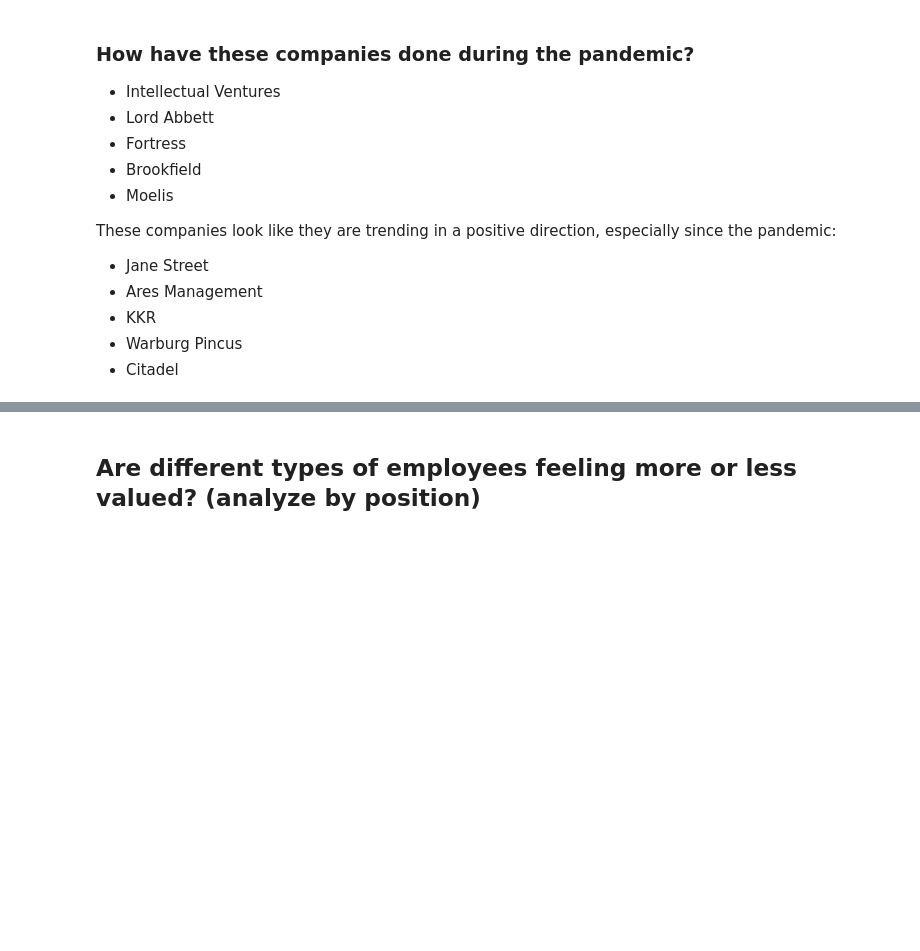
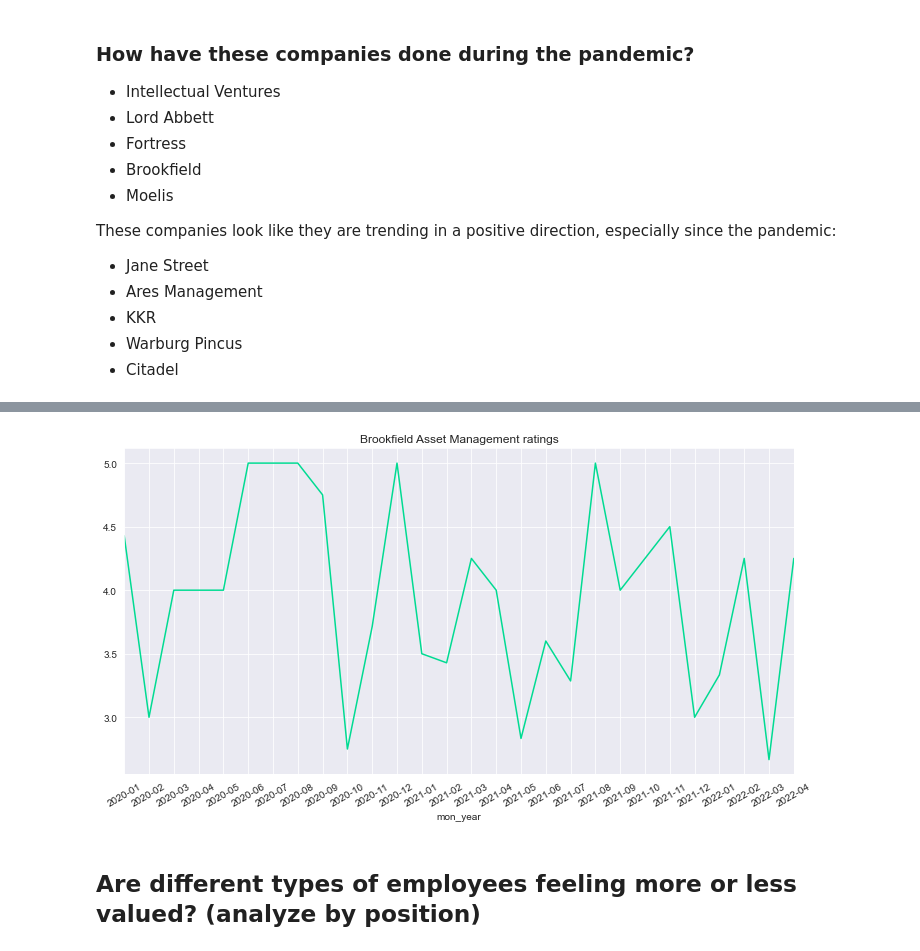
Before and after one commit to timpanon/glassdoor_nlp_alternatives, a Jupyter notebook: investment_reviews_analysis.ipynb, the cells around one changed output, grey strips where cells are left out. Drawn from its saved outputs; the diff is of its cells as text; code cells hidden in the pictures; blank space fills up the shorter version.

```diff
--- a/investment_reviews_analysis.ipynb
+++ b/investment_reviews_analysis.ipynb
@@ -678,3 +680,7 @@ plt.show()
+# %%
+plot_ranking_pandemic(reviews, 'Brookfield Asset Management')
+# %% [output]
+[figure, added]
 # %% [markdown]
 ##  Are different types of employees feeling more or less valued? (analyze by position)
 # %%
```
Also changed, not shown: parts of 51 cells of this notebook, 6 other files.
